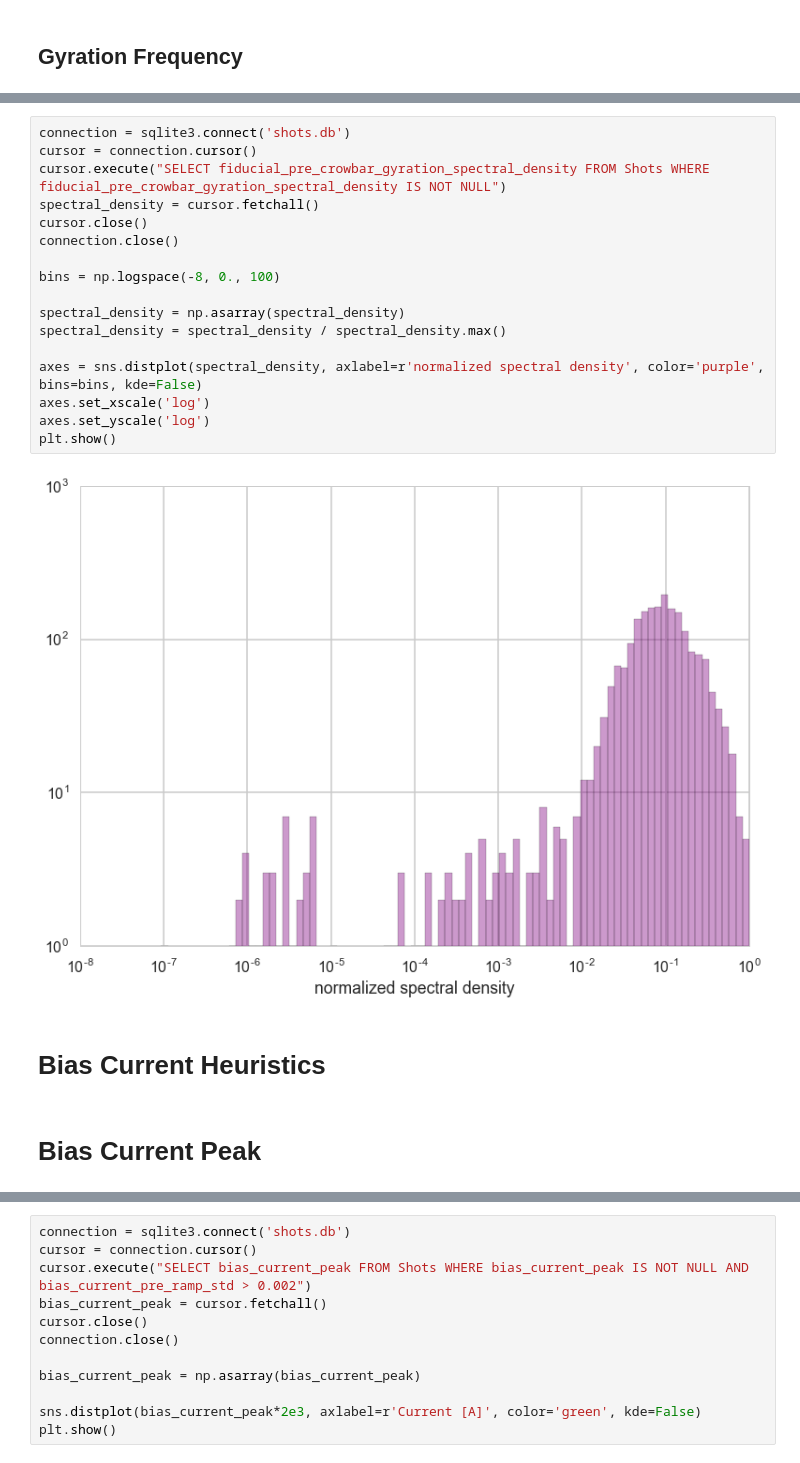
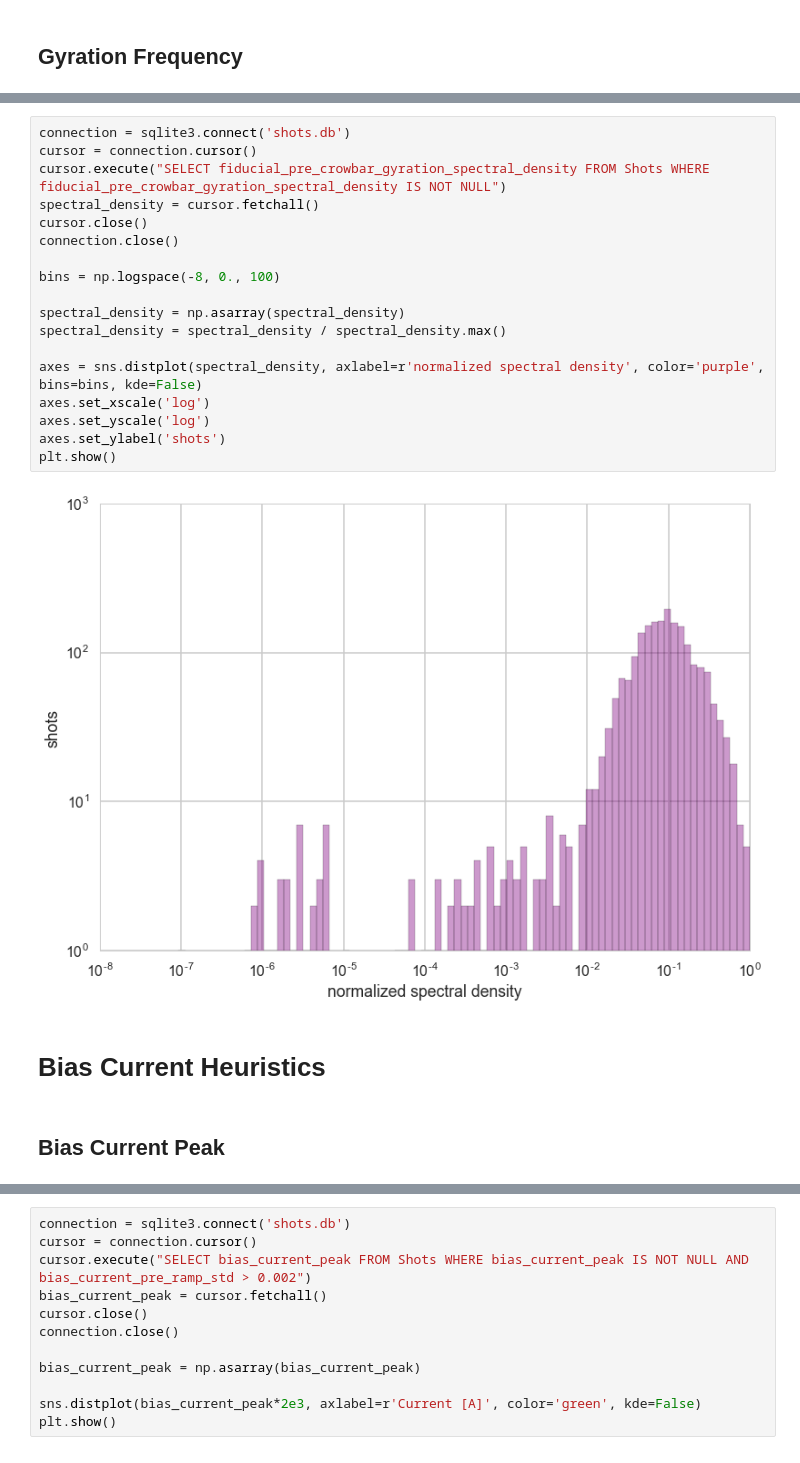
Before and after one commit to jensv/relative_canonical_helicity, a Jupyter notebook: look_at_shot_heuristics.ipynb, the cells around one changed output, grey strips where cells are left out. Cells and saved outputs as stored; diff of their text form.

```diff
--- a/look_at_shot_heuristics.ipynb
+++ b/look_at_shot_heuristics.ipynb
@@ -105,23 +121,24 @@ plt.show()
 # %%
 connection = sqlite3.connect('shots.db')
 cursor = connection.cursor()
 cursor.execute("SELECT fiducial_pre_crowbar_gyration_spectral_density FROM Shots WHERE fiducial_pre_crowbar_gyration_spectral_density IS NOT NULL")
 spectral_density = cursor.fetchall()
 cursor.close()
 connection.close()
 
 bins = np.logspace(-8, 0., 100)
 
 spectral_density = np.asarray(spectral_density)
 spectral_density = spectral_density / spectral_density.max()
 
 axes = sns.distplot(spectral_density, axlabel=r'normalized spectral density', color='purple', bins=bins, kde=False)
 axes.set_xscale('log')
 axes.set_yscale('log')
+axes.set_ylabel('shots')
 plt.show()
 # %% [output]
-[figure, old version]
+[figure, new version]
 # %% [markdown]
 # Bias Current Heuristics
 # %% [markdown]
-# Bias Current Peak
+## Bias Current Peak
```
Also changed, not shown: parts of 23 cells of this notebook.
